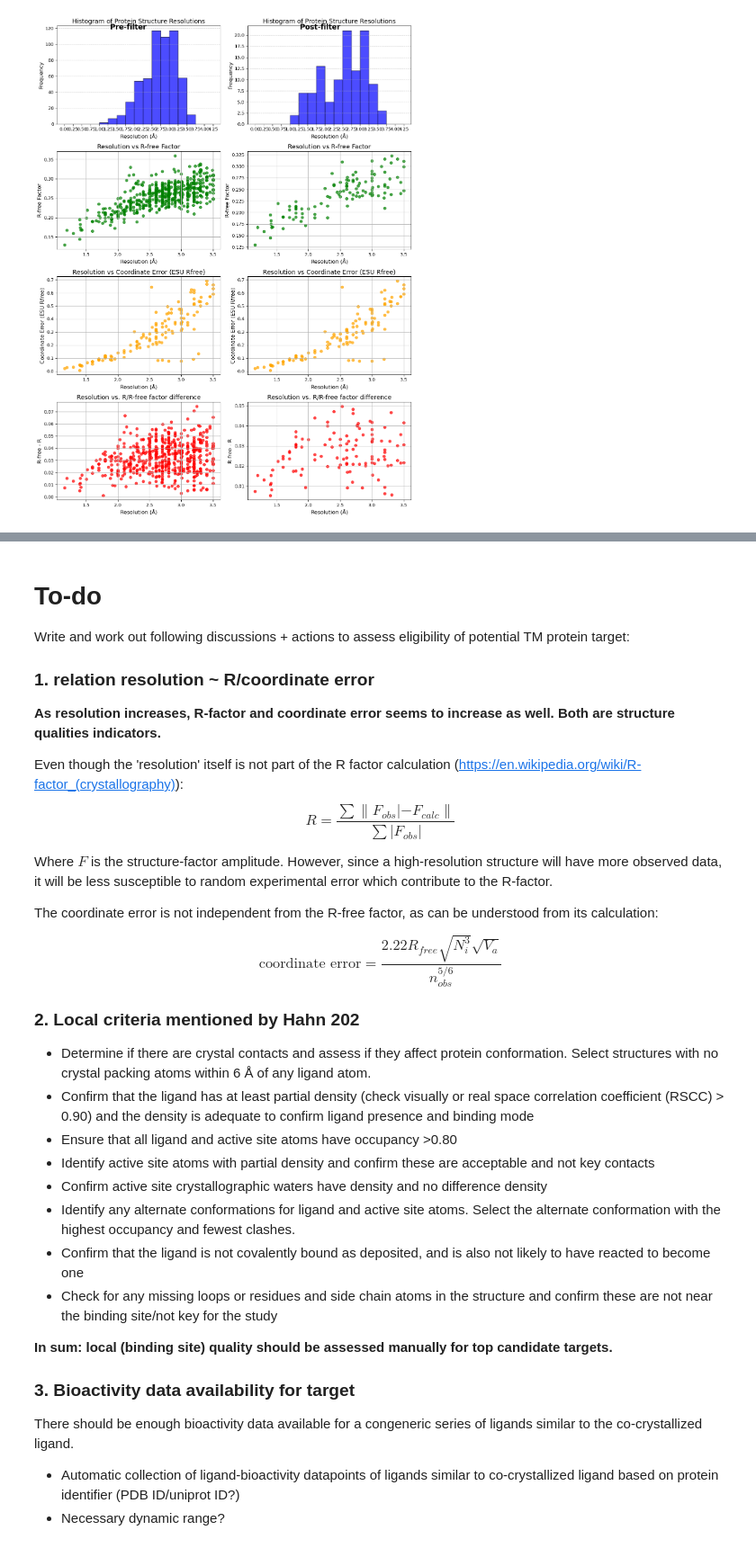
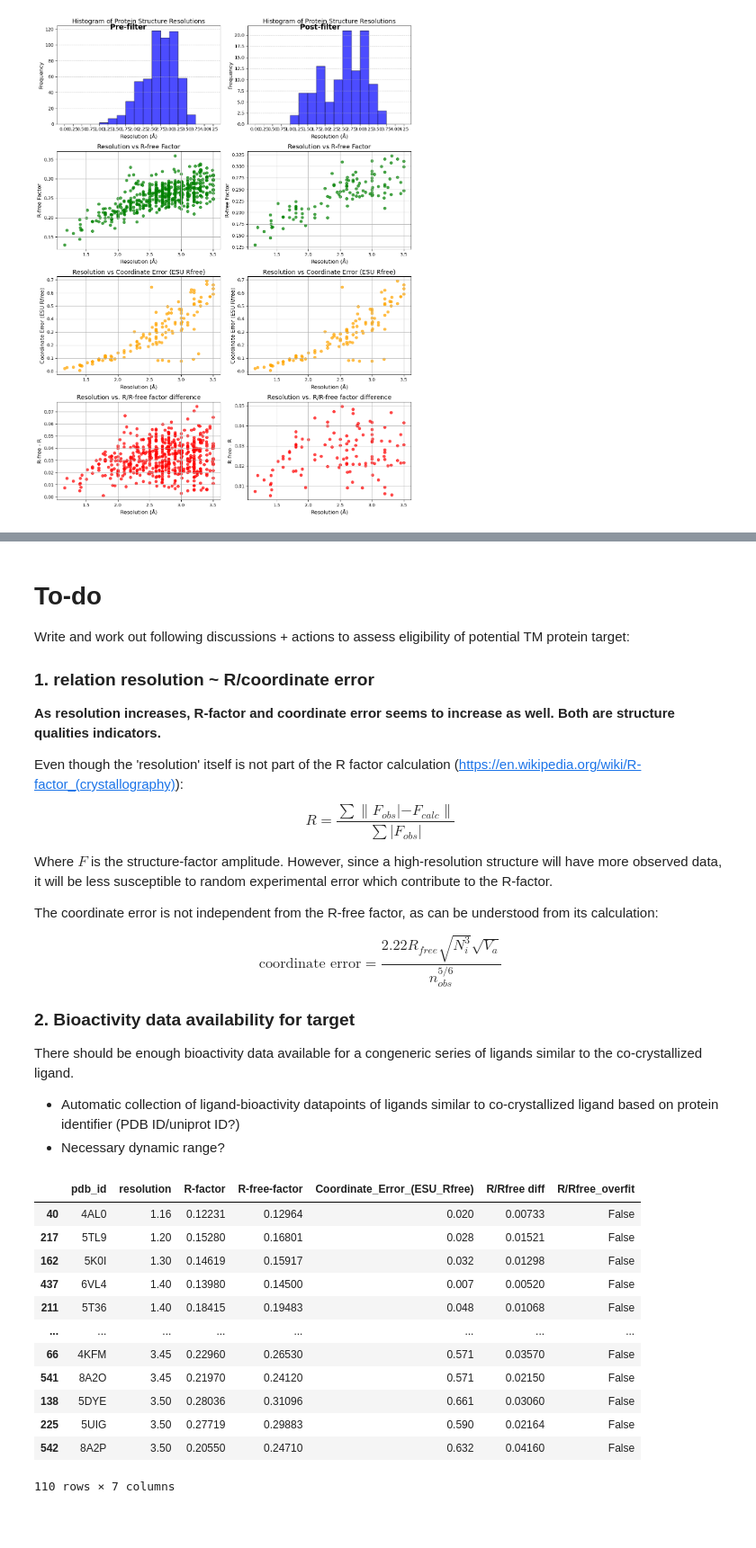
Before and after one commit to wesselporschen/proteinscreening, a Jupyter notebook: PDB_screening.ipynb, the cells around one changed output, grey strips where cells are left out. Shown: that part at 90% size. Cells and saved outputs as stored; diff of their text form; code cells hidden in the pictures; blank space fills up the shorter version.

Commit message:
bioactivity and 4YK5 assessment

```diff
--- a/PDB_screening.ipynb
+++ b/PDB_screening.ipynb
@@ -449,22 +447,23 @@ $$
 \text{coordinate error} = \frac{2.22R_{free}\sqrt{N_{i}^3}\sqrt{V_{a}}}{n_{obs}^{5/6}}
 $$
 
-
-### 2. Local criteria mentioned by Hahn 202
-
-- Determine if there are crystal contacts and assess if they affect protein conformation. Select structures with no crystal packing atoms within 6 Å of any ligand atom.
-- Confirm that the ligand has at least partial density (check visually or real space correlation coefficient (RSCC) > 0.90) and the density is adequate to confirm ligand presence and binding mode
-- Ensure that all ligand and active site atoms have occupancy >0.80
-- Identify active site atoms with partial density and confirm these are acceptable and not key contacts
-- Confirm active site crystallographic waters have density and no difference density
-- Identify any alternate conformations for ligand and active site atoms. Select the alternate conformation with the highest occupancy and fewest clashes.
-- Confirm that the ligand is not covalently bound as deposited, and is also not likely to have reacted to become one
-- Check for any missing loops or residues and side chain atoms in the structure and confirm these are not near the binding site/not key for the study
-
-**In sum: local (binding site) quality should be assessed manually for top candidate targets.**
-
-
-### 3. Bioactivity data availability for target
+### 2. Bioactivity data availability for target
 There should be enough bioactivity data available for a congeneric series of ligands similar to the co-crystallized ligand.
 - Automatic collection of ligand-bioactivity datapoints of ligands similar to co-crystallized ligand based on protein identifier (PDB ID/uniprot ID?)
 - Necessary dynamic range?
+# %%
+structuresfiltered
+# %% [output]
+|  | pdb_id | resolution | R-factor | R-free-factor | Coordinate_Error_(ESU_Rfree) | R/Rfree diff | R/Rfree_overfit |
+| 40 | 4AL0 | 1.16 | 0.12231 | 0.12964 | 0.020 | 0.00733 | False |
+| 217 | 5TL9 | 1.20 | 0.15280 | 0.16801 | 0.028 | 0.01521 | False |
+| 162 | 5K0I | 1.30 | 0.14619 | 0.15917 | 0.032 | 0.01298 | False |
+| 437 | 6VL4 | 1.40 | 0.13980 | 0.14500 | 0.007 | 0.00520 | False |
+| 211 | 5T36 | 1.40 | 0.18415 | 0.19483 | 0.048 | 0.01068 | False |
+| ... | ... | ... | ... | ... | ... | ... | ... |
+| 66 | 4KFM | 3.45 | 0.22960 | 0.26530 | 0.571 | 0.03570 | False |
+| 541 | 8A2O | 3.45 | 0.21970 | 0.24120 | 0.571 | 0.02150 | False |
+| 138 | 5DYE | 3.50 | 0.28036 | 0.31096 | 0.661 | 0.03060 | False |
+| 225 | 5UIG | 3.50 | 0.27719 | 0.29883 | 0.590 | 0.02164 | False |
+| 542 | 8A2P | 3.50 | 0.20550 | 0.24710 | 0.632 | 0.04160 | False |
+110 rows × 7 columns
```
Also changed, not shown: parts of 26 cells of this notebook, 5 other files.
